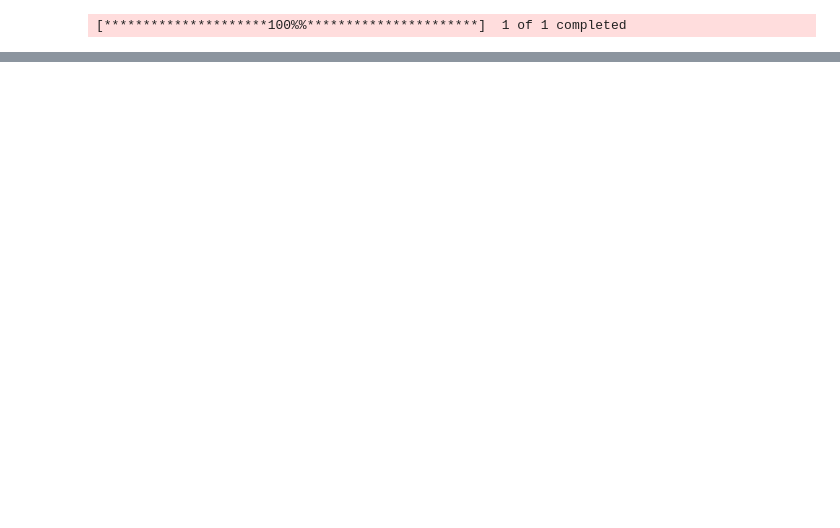
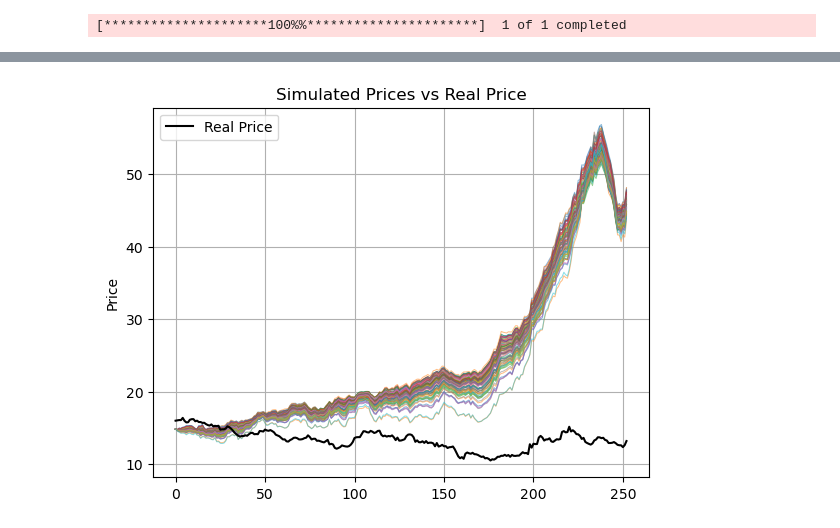
Before and after one commit to Kike14/GANProyect, a Jupyter notebook: WGAN_MODEL.ipynb, the cells around one changed output, grey strips where cells are left out. Saved outputs shown, nothing was run; the diff lists cells and outputs as text; code cells hidden in the pictures; blank space fills up the shorter version.

```diff
--- a/WGAN_MODEL.ipynb
+++ b/WGAN_MODEL.ipynb
@@ -254,0 +174,25 @@ NameError: name 'scenarios' is not defined
+# %%
+scenarios = generated_series.numpy().tolist()
+# %%
+S0 = precios['Adj Close'].iloc[0]
+
+data_n = []
+
+for scenario in scenarios:
+    prices = [S0]
+    for log_return in scenario:
+        next_price = prices[-1] * np.exp(log_return)
+        prices.append(next_price)
+    data_n.append(prices)
+
+for prices in data_n:
+    plt.plot(prices, alpha=0.5, linewidth=0.75)
+
+plt.plot((precios[1760:]).values, label='Real Price', color='black', linewidth=1.5)
+plt.title('Simulated Prices vs Real Price')
+plt.ylabel('Price')
+plt.grid(True)
+plt.legend()
+plt.show()
+# %% [output]
+[figure, added]
```
Also changed, not shown: parts of 16 cells of this notebook.
